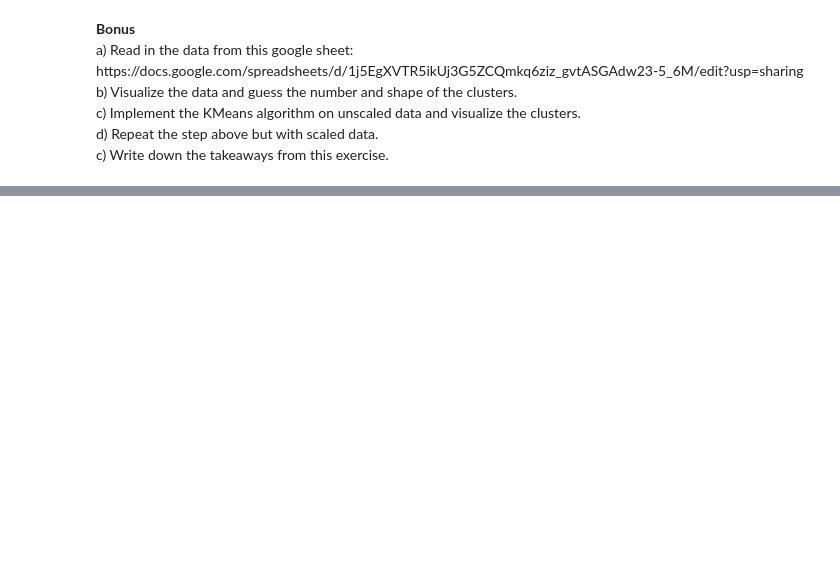
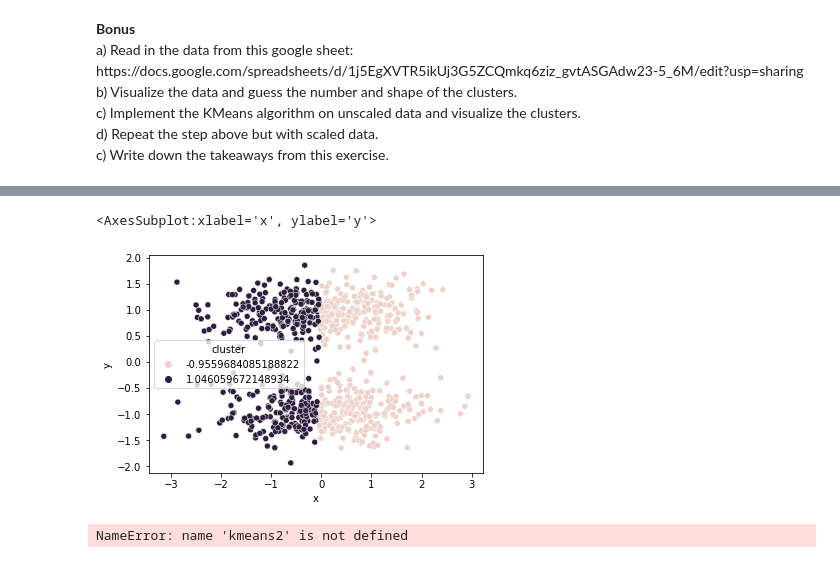
Before and after one commit to Jared-Godar/clustering-exercises, a Jupyter notebook: modeling.ipynb, the cells around one changed output, grey strips where cells are left out. Saved outputs shown, nothing was run; the diff lists cells and outputs as text; code cells hidden in the pictures; blank space fills up the shorter version.

```diff
--- a/modeling.ipynb
+++ b/modeling.ipynb
@@ -750,0 +517,11 @@ c) Write down the takeaways from this exercise.</p>
+# %%
+# sklearn implementation of KMeans
+
+#define the thing
+kmeans_scaled = KMeans(n_clusters=2, random_state = 123, verbose=0)
+
+# fit the thing
+kmeans_scaled.fit(X_scaled)
+
+# Use (predict using) the thing
+kmeans_scaled.predict(X_scaled)
@@ -750,0 +605,9 @@ c) Write down the takeaways from this exercise.</p>
+# %%
+sns.scatterplot(data=X_scaled, x='x', y='y', hue='cluster')
+# %% [output]
+<AxesSubplot:xlabel='x', ylabel='y'>
+[figure, added]
+# %%
+kmeans2.inertia_
+# %% [output]
+NameError: name 'kmeans2' is not defined
```
Also changed, not shown: parts of 70 cells of this notebook, 1 other file.
